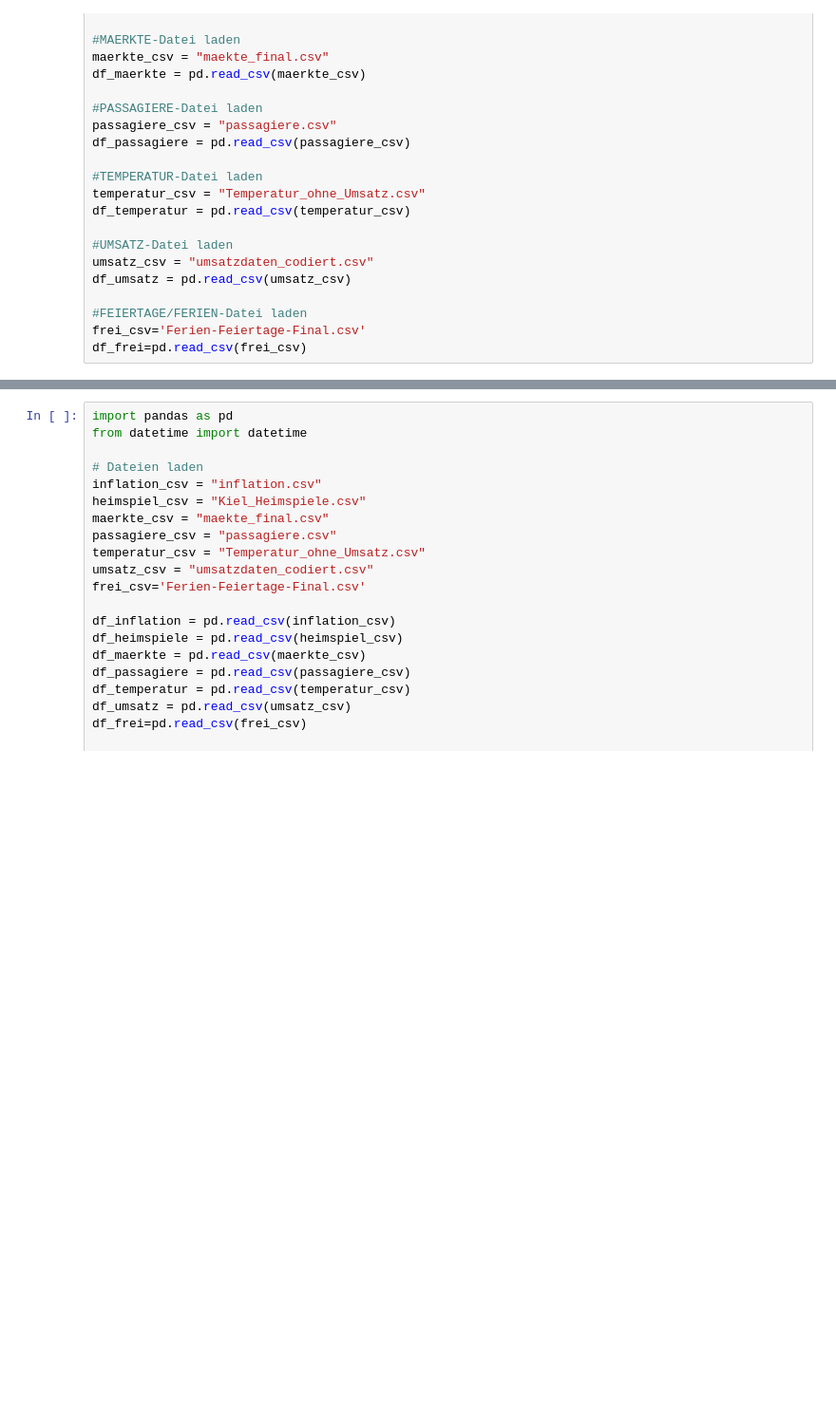
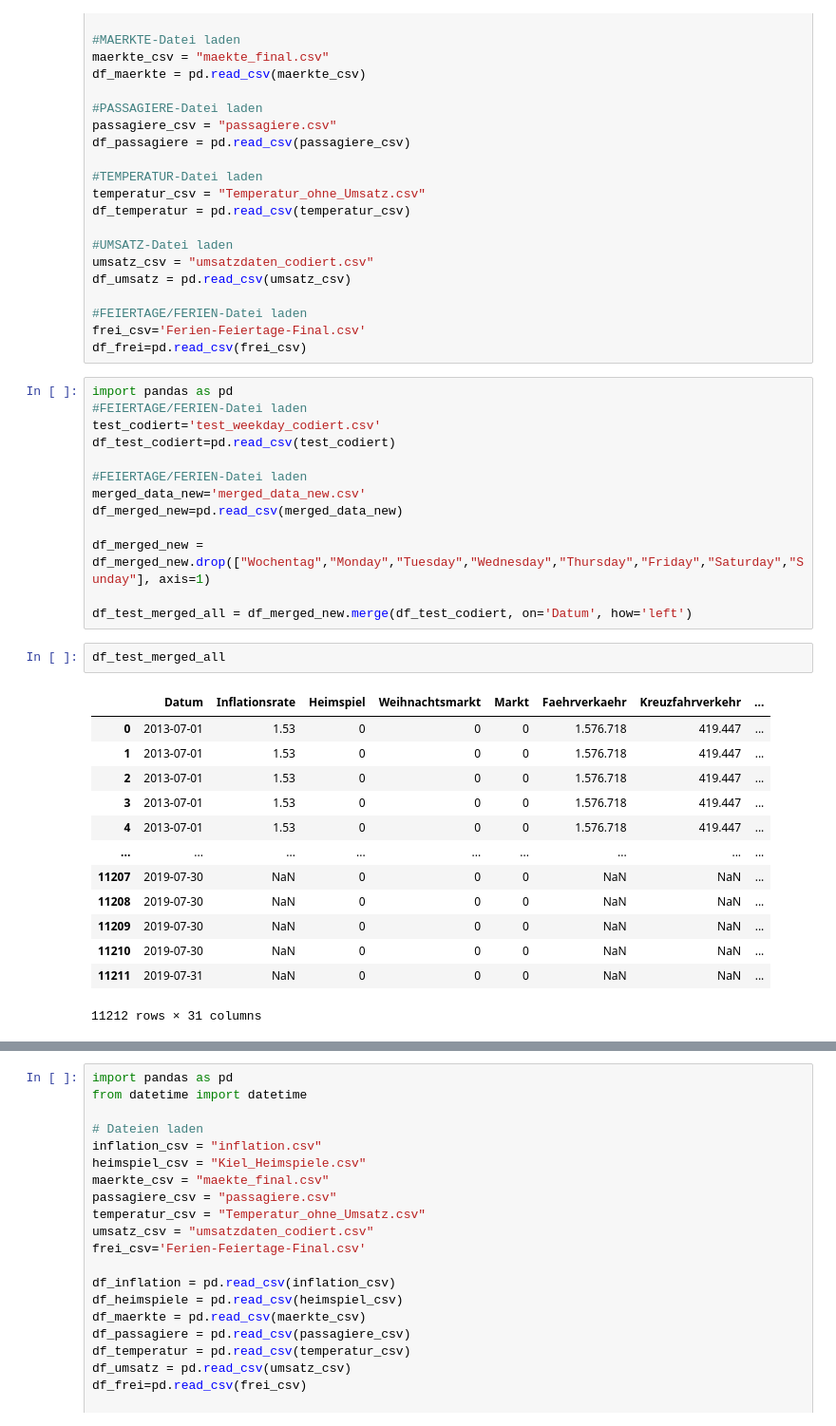
Before and after one commit to Fiesa00/DS_ML_Gr_1.5, a Jupyter notebook: 0_DataPreparation/Variablen.ipynb, the cells around one changed output, grey strips where cells are left out. Shown: that part at 95% size. Drawn from its saved outputs; the diff is of its cells as text; blank space fills up the shorter version.

Commit message:
merged_data_all_codiert.csv

```diff
--- a/0_DataPreparation/Variablen.ipynb
+++ b/0_DataPreparation/Variablen.ipynb
@@ -72,3 +72,32 @@ df_umsatz = pd.read_csv(umsatz_csv)
 #FEIERTAGE/FERIEN-Datei laden
 frei_csv='Ferien-Feiertage-Final.csv'
 df_frei=pd.read_csv(frei_csv)
+# %%
+import pandas as pd
+#FEIERTAGE/FERIEN-Datei laden
+test_codiert='test_weekday_codiert.csv'
+df_test_codiert=pd.read_csv(test_codiert)
+
+#FEIERTAGE/FERIEN-Datei laden
+merged_data_new='merged_data_new.csv'
+df_merged_new=pd.read_csv(merged_data_new)
+
+df_merged_new = df_merged_new.drop(["Wochentag","Monday","Tuesday","Wednesday","Thursday","Friday","Saturday","Sunday"], axis=1)
+
+df_test_merged_all = df_merged_new.merge(df_test_codiert, on='Datum', how='left')
+# %%
+df_test_merged_all
+# %% [output]
+|  | Datum | Inflationsrate | Heimspiel | Weihnachtsmarkt | Markt | Faehrverkaehr | Kreuzfahrverkehr | ... |
+| 0 | 2013-07-01 | 1.53 | 0 | 0 | 0 | 1.576.718 | 419.447 | ... |
+| 1 | 2013-07-01 | 1.53 | 0 | 0 | 0 | 1.576.718 | 419.447 | ... |
+| 2 | 2013-07-01 | 1.53 | 0 | 0 | 0 | 1.576.718 | 419.447 | ... |
+| 3 | 2013-07-01 | 1.53 | 0 | 0 | 0 | 1.576.718 | 419.447 | ... |
+| 4 | 2013-07-01 | 1.53 | 0 | 0 | 0 | 1.576.718 | 419.447 | ... |
+| ... | ... | ... | ... | ... | ... | ... | ... | ... |
+| 11207 | 2019-07-30 | NaN | 0 | 0 | 0 | NaN | NaN | ... |
+| 11208 | 2019-07-30 | NaN | 0 | 0 | 0 | NaN | NaN | ... |
+| 11209 | 2019-07-30 | NaN | 0 | 0 | 0 | NaN | NaN | ... |
+| 11210 | 2019-07-30 | NaN | 0 | 0 | 0 | NaN | NaN | ... |
+| 11211 | 2019-07-31 | NaN | 0 | 0 | 0 | NaN | NaN | ... |
+11212 rows × 31 columns
```
Also changed, not shown: parts of 7 cells of this notebook, 2 other files.
